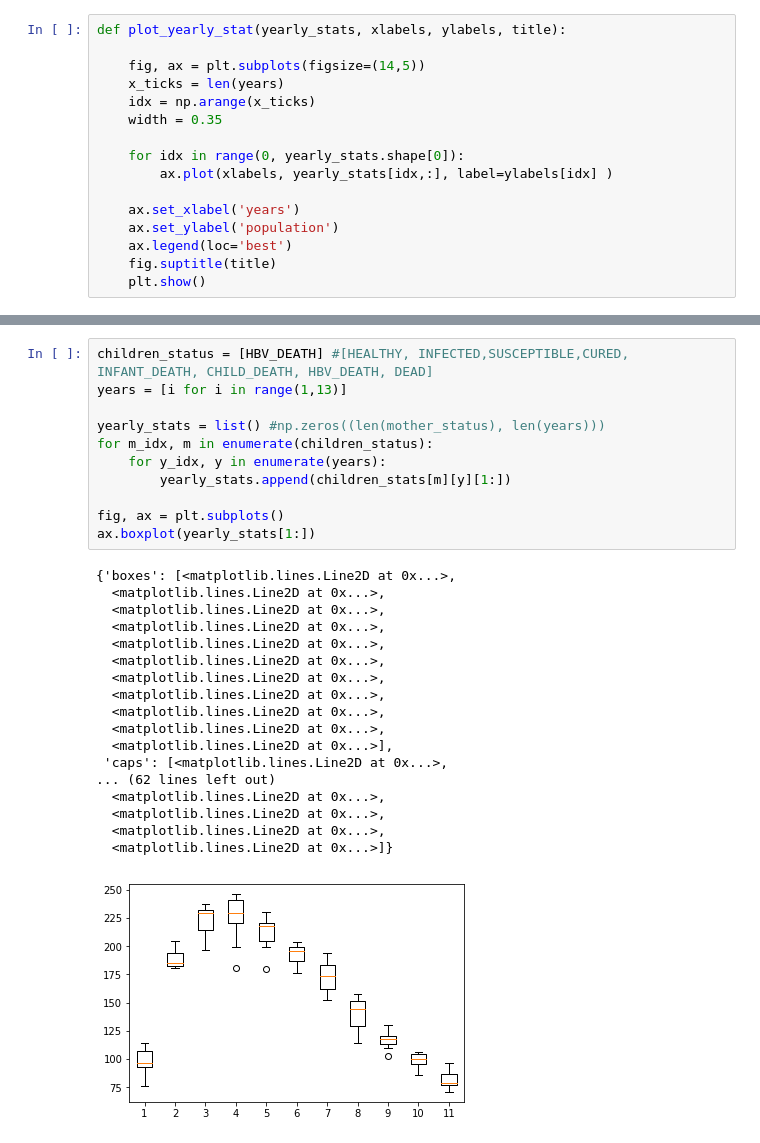
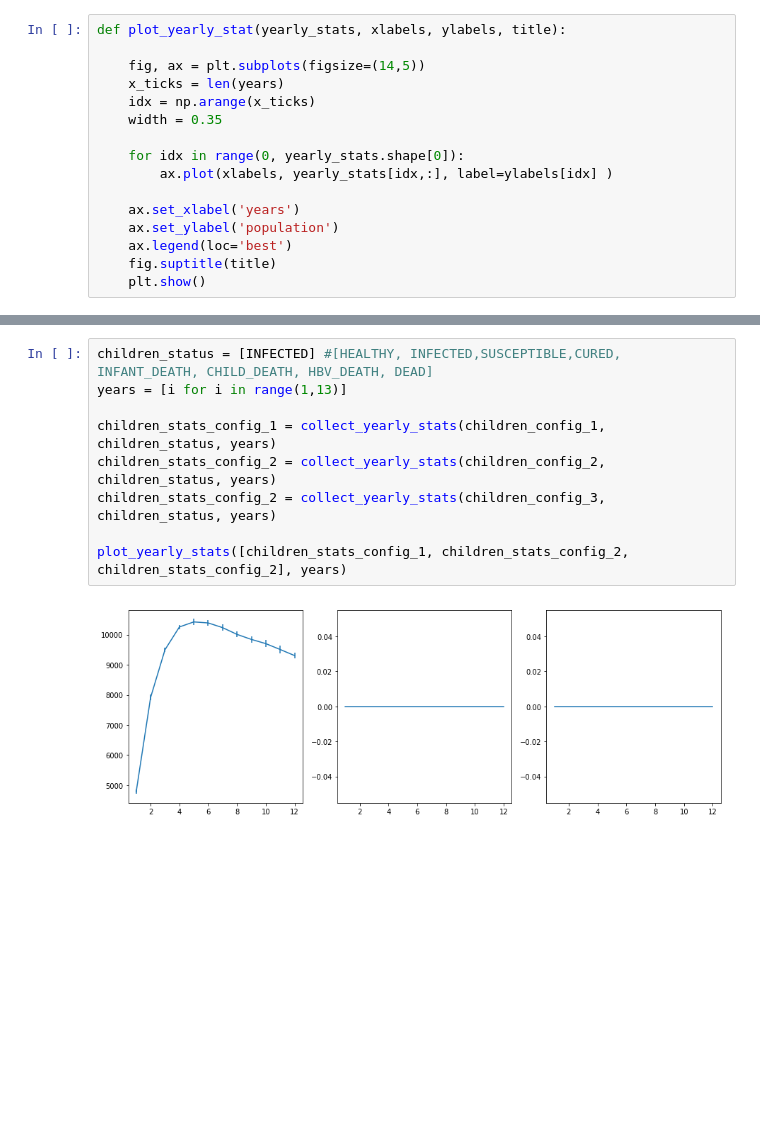
Before and after one commit to rajibchakravorty/hbv_simulation, a Jupyter notebook: views-multiple_stats.ipynb, the cells around one changed output, grey strips where cells are left out. Drawn from its saved outputs; the diff is of its cells as text; blank space fills up the shorter version.

```diff
--- a/views-multiple_stats.ipynb
+++ b/views-multiple_stats.ipynb
@@ -61,30 +89,11 @@ ax.boxplot(yearly_stats[1:])
-# %%
-children_status = [HBV_DEATH] #[HEALTHY, INFECTED,SUSCEPTIBLE,CURED, INFANT_DEATH, CHILD_DEATH, HBV_DEATH, DEAD]
-years = [i for i in range(1,13)]
-
-yearly_stats = list() #np.zeros((len(mother_status), len(years)))
-for m_idx, m in enumerate(children_status):
-    for y_idx, y in enumerate(years):
-        yearly_stats.append(children_stats[m][y][1:])
-
-fig, ax = plt.subplots()
-ax.boxplot(yearly_stats[1:])
-# %% [output]
-{'boxes': [<matplotlib.lines.Line2D at 0x...>,
-  <matplotlib.lines.Line2D at 0x...>,
-  <matplotlib.lines.Line2D at 0x...>,
-  <matplotlib.lines.Line2D at 0x...>,
-  <matplotlib.lines.Line2D at 0x...>,
-  <matplotlib.lines.Line2D at 0x...>,
-  <matplotlib.lines.Line2D at 0x...>,
-  <matplotlib.lines.Line2D at 0x...>,
-  <matplotlib.lines.Line2D at 0x...>,
-  <matplotlib.lines.Line2D at 0x...>,
-  <matplotlib.lines.Line2D at 0x...>],
- 'caps': [<matplotlib.lines.Line2D at 0x...>,
-... (62 lines left out)
-  <matplotlib.lines.Line2D at 0x...>,
-  <matplotlib.lines.Line2D at 0x...>,
-  <matplotlib.lines.Line2D at 0x...>,
-  <matplotlib.lines.Line2D at 0x...>]}
-[figure, removed]
+# %%
+children_status = [INFECTED] #[HEALTHY, INFECTED,SUSCEPTIBLE,CURED, INFANT_DEATH, CHILD_DEATH, HBV_DEATH, DEAD]
+years = [i for i in range(1,13)]
+
+children_stats_config_1 = collect_yearly_stats(children_config_1, children_status, years)
+children_stats_config_2 = collect_yearly_stats(children_config_2, children_status, years)
+children_stats_config_2 = collect_yearly_stats(children_config_3, children_status, years)
+
+plot_yearly_stats([children_stats_config_1, children_stats_config_2, children_stats_config_2], years)
+# %% [output]
+[figure, added]
```
Also changed, not shown: parts of 4 cells of this notebook.
